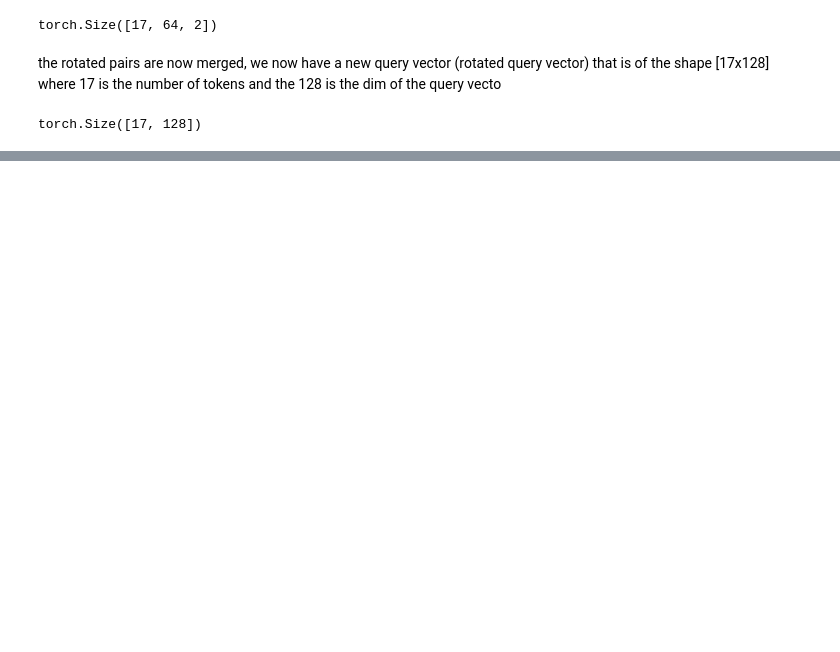
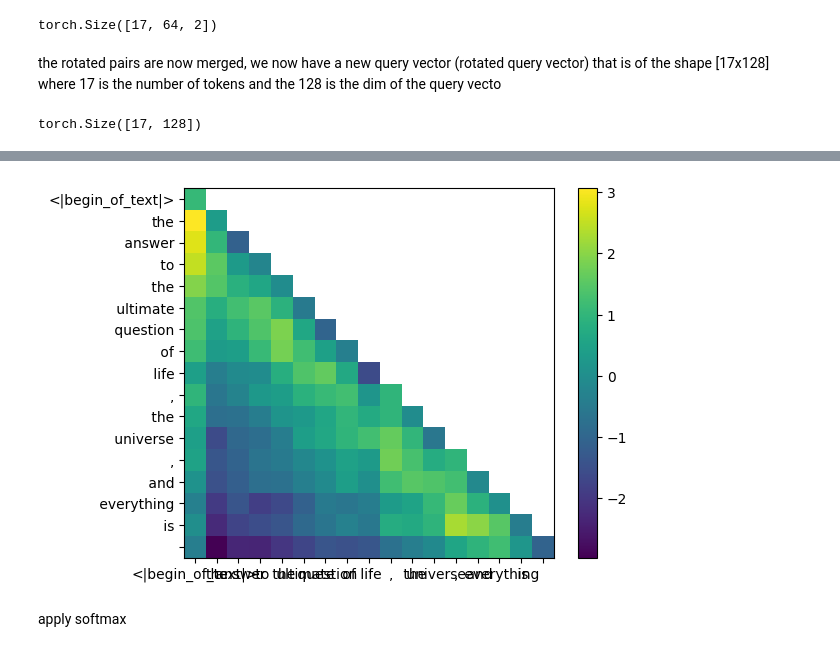
Before and after one commit to bananighosh/llama3-from-scratch, a Jupyter notebook: llama3_from_scratch.ipynb, the cells around one changed output, grey strips where cells are left out. Saved outputs shown, nothing was run; the diff lists cells and outputs as text; code cells hidden in the pictures; blank space fills up the shorter version.

```diff
--- a/llama3_from_scratch.ipynb
+++ b/llama3_from_scratch.ipynb
@@ -387,0 +471,5 @@ torch.Size([17, 128])
+# %%
+# generate the mask for the total num of the tokens
+mask = torch.full((len(tokens), len(tokens)), float("-inf"), device=tokens.device)
+mask = torch.triu(mask, diagonal=1)
+mask
@@ -387,0 +494,8 @@ torch.Size([17, 128])
+# %%
+# apply masking anf future tokens set to zero
+qk_per_token_after_masking = qk_per_token + mask
+display_qk_heatmap(qk_per_token_after_masking)
+# %% [output]
+[figure, added]
+# %% [markdown]
+apply softmax
```
Also changed, not shown: parts of 68 cells of this notebook.
